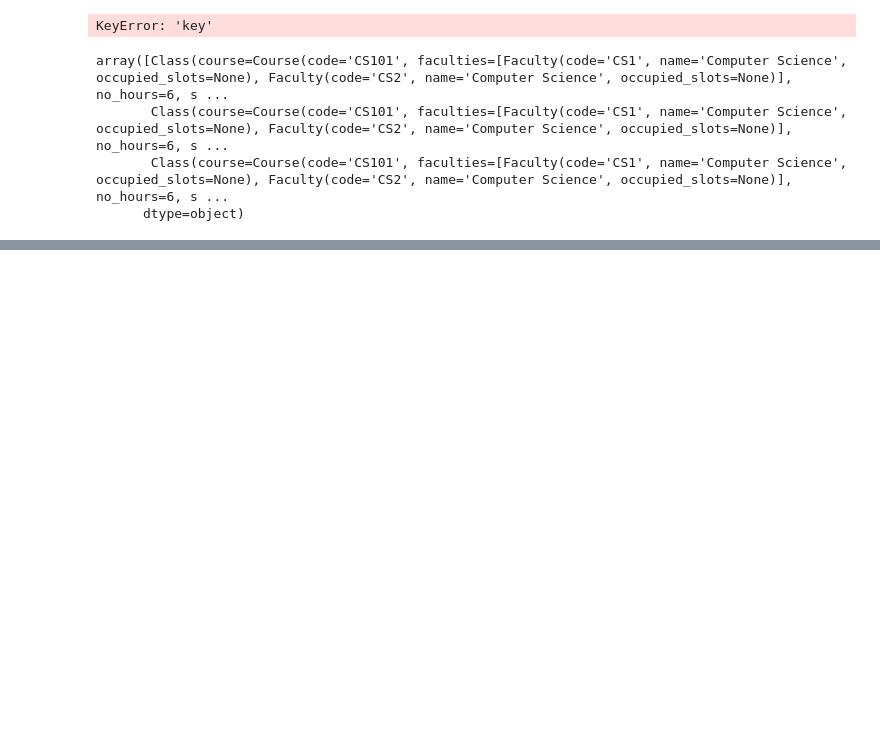
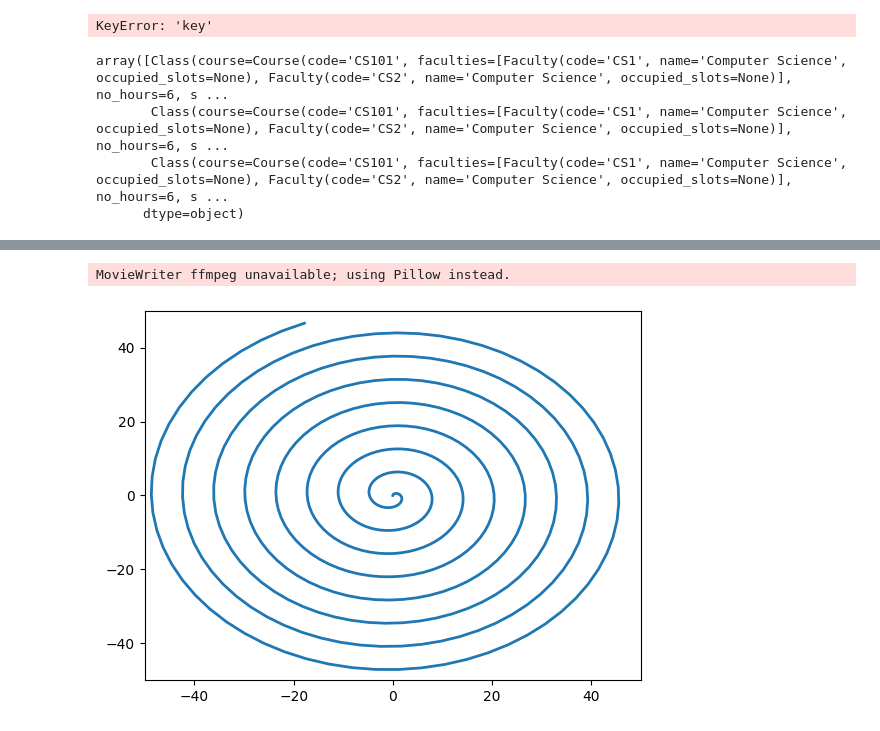
Before and after one commit to Sajith17/timecraft-backend, a Jupyter notebook: notebook/trials.ipynb, the cells around one changed output, grey strips where cells are left out. Cells and saved outputs as stored; diff of their text form; code cells hidden in the pictures; blank space fills up the shorter version.

```diff
--- a/notebook/trials.ipynb
+++ b/notebook/trials.ipynb
@@ -272,0 +337,54 @@ dict_values([1, 2, 4, 3])
+# %%
+import matplotlib.animation as animation
+import matplotlib.pyplot as plt
+import numpy as np
+
+
+# creating a blank window
+# for the animation
+fig = plt.figure()
+axis = plt.axes(xlim =(-50, 50),
+                ylim =(-50, 50))
+
+line, = axis.plot([], [], lw = 2)
+
+# what will our line dataset
+# contain?
+def init():
+    line.set_data([], [])
+    return line,
+
+# initializing empty values
+# for x and y co-ordinates
+xdata, ydata = [], []
+
+# animation function
+def animate(i):
+    # t is a parameter which varies
+    # with the frame number
+    t = 0.1 * i
+
+    # x, y values to be plotted
+    x = t * np.sin(t)
+    y = t * np.cos(t)
+
+    # appending values to the previously
+    # empty x and y data holders
+    xdata.append(x)
+    ydata.append(y)
+    line.set_data(xdata, ydata)
+
+    return line,
+
+# calling the animation function
+anim = animation.FuncAnimation(fig, animate,
+                            init_func = init,
+                            frames = 500,
+                            interval = 20,
+                            blit = True)
+
+# saves the animation in our desktop
+anim.save('growingCoil.gif', writer = None, fps = 30)
+# %% [output]
+MovieWriter ffmpeg unavailable; using Pillow instead.
+[figure, added]
```
Also changed, not shown: parts of 12 cells of this notebook, 2 other files.
